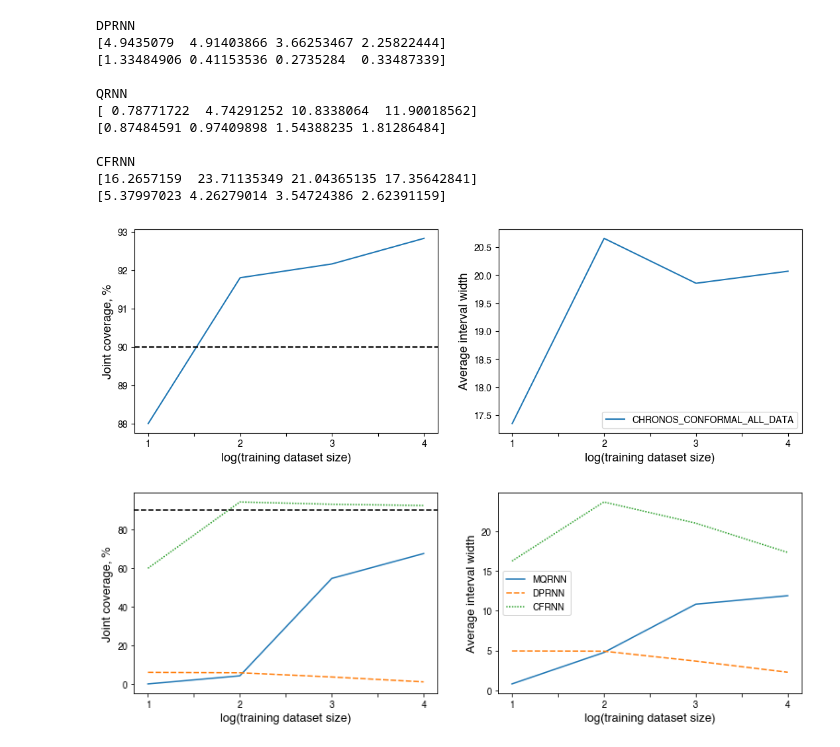
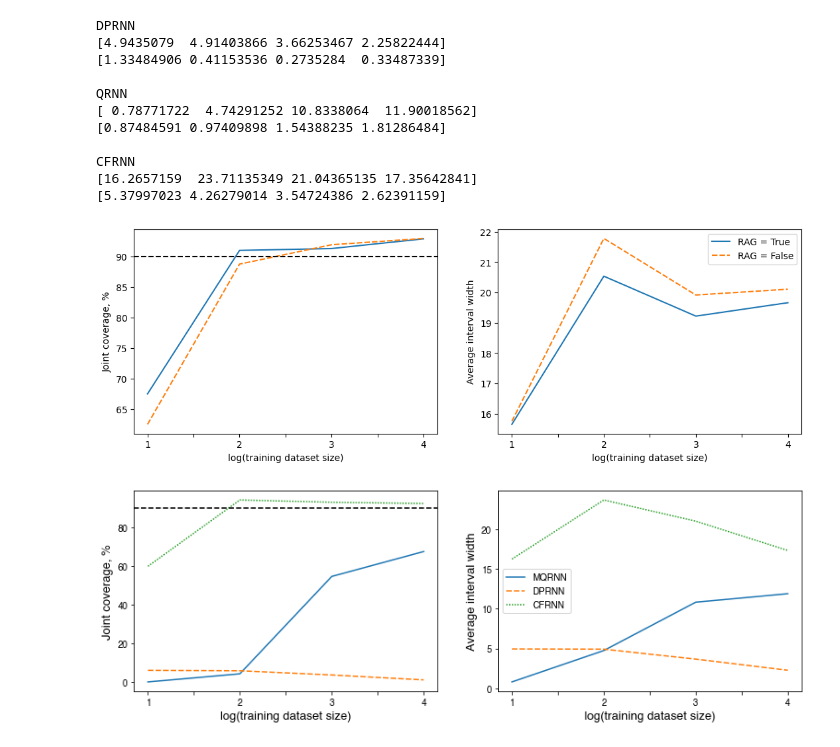
Before and after one commit to emiliocantuc/conformal-chronos, a Jupyter notebook: synthetic.ipynb, the cells around one changed output. Cells and saved outputs as stored; diff of their text form; code cells hidden in the pictures.

Commit message:
rag results, enable model save

```diff
--- a/synthetic.ipynb
+++ b/synthetic.ipynb
@@ -118,0 +121,3 @@ Prints mean joint coverage across the horizon (mean±std of 5 random seeds, with
+# %%
+with open('saved_results/static-CHRONOS_CONFORMAL_rag=True-0.pkl', 'rb') as f:
+    results = pickle.load(f)
@@ -308,11 +343,13 @@ for baseline in ['DPRNN', 'QRNN', 'CFRNN']:
                                   rnn_mode='LSTM',
                                   seed=seed)
 # %%
-for baseline in ['CHRONOS_CONFORMAL_ALL_DATA']:
-    print(baseline)
-    coverages_mean, coverages_std = get_joint_coverages(baseline, 'sample_complexity', seeds=range(5))
+for baseline in ['CHRONOS_CONFORMAL']:
+    for rag in [True, False]:
+        print(baseline, 'RAG', rag)
+        # only ran for 4 seeds! (ran out of time)
+        coverages_mean, coverages_std = get_joint_coverages(baseline, 'sample_complexity', seeds=range(4), extra_path_info=f'rag={rag}')
 
-    for m, s in zip(coverages_mean, coverages_std):
-        print('{:.1f} \\(\\pm\\) {:.1f}\\%'.format(m, s))
-    print()
+        for m, s in zip(coverages_mean, coverages_std):
+            print('{:.1f} \\(\\pm\\) {:.1f}\\%'.format(m, s))
+        print()
 # %% [output]
@@ -348,11 +391,13 @@ CFRNN
 93.2 \(\pm\) 1.2\%
 92.6 \(\pm\) 0.4\%
 # %%
-for baseline in ['CHRONOS_CONFORMAL_ALL_DATA']:
-    print(baseline)
-    widths_mean, widths_std = get_interval_widths(baseline, 'sample_complexity', seeds=range(5))
+for baseline in ['CHRONOS_CONFORMAL']:
+    for rag in [True, False]:
+        print(baseline, 'RAG', rag)
+        # ditto
+        widths_mean, widths_std = get_interval_widths(baseline, 'sample_complexity', seeds=range(4), extra_path_info=f'rag={rag}')
 
-    print(widths_mean)
-    print(widths_std)
-    print()
+        print(widths_mean)
+        print(widths_std)
+        print()
 # %% [output]
@@ -381,32 +430,30 @@ CFRNN
 [5.37997023 4.26279014 3.54724386 2.62391159]
 # %%
 coverages_mean, coverages_std = {}, {}
-for baseline in ['CHRONOS_CONFORMAL_ALL_DATA']:
-    b = 'MQRNN' if baseline=='QRNN' else baseline
-    coverages_mean[b], coverages_std[b] = \
-        get_joint_coverages(baseline, 'sample_complexity', seeds=range(5))
+for rag in [True, False]:
+    coverages_mean[f'RAG = {rag}'], coverages_std[b] = \
+        get_joint_coverages('CHRONOS_CONFORMAL', 'sample_complexity', seeds=range(4), extra_path_info=f'rag={rag}') # 5
 
 
 widths_mean = {}
-for baseline in ['CHRONOS_CONFORMAL_ALL_DATA']:
-    b = 'MQRNN' if baseline=='QRNN' else baseline
-    widths_mean[b], _ = \
-        get_interval_widths(baseline, 'sample_complexity', seeds=range(5))
+for rag in [True, False]:
+    widths_mean[f'RAG = {rag}'], _ = \
+        get_interval_widths('CHRONOS_CONFORMAL', 'sample_complexity', seeds=range(4), extra_path_info=f'rag={rag}') # 5
 
 fig, (ax1, ax2) = plt.subplots(nrows=1, ncols=2, figsize=(13, 4))
 
 figa = sns.lineplot(ax=ax1, data=coverages_mean, legend=None)
 ax1.set_xticklabels([0,1,'',2,'',3,'',4])
 figa.axhline(90, linestyle="--", color="black")
 figa.set(xlabel="log(training dataset size)", ylabel="Joint coverage, %")
 
 figb = sns.lineplot(ax=ax2, data=widths_mean)
 ax2.set_xticklabels([0,1,'',2,'',3,'',4])
 figb.set(xlabel="log(training dataset size)", ylabel="Average interval width")
 plt.show()
 fig.savefig('{}.png'.format('sample_complexity'), bbox_inches='tight', dpi=600)
 # %% [output]
-[figure, old version]
+[figure, new version]
 # %%
 coverages_mean, coverages_std = {}, {}
 for baseline in ['QRNN', 'DPRNN', 'CFRNN']:
```
Also changed, not shown: parts of 8 cells of this notebook, 3 other files.
